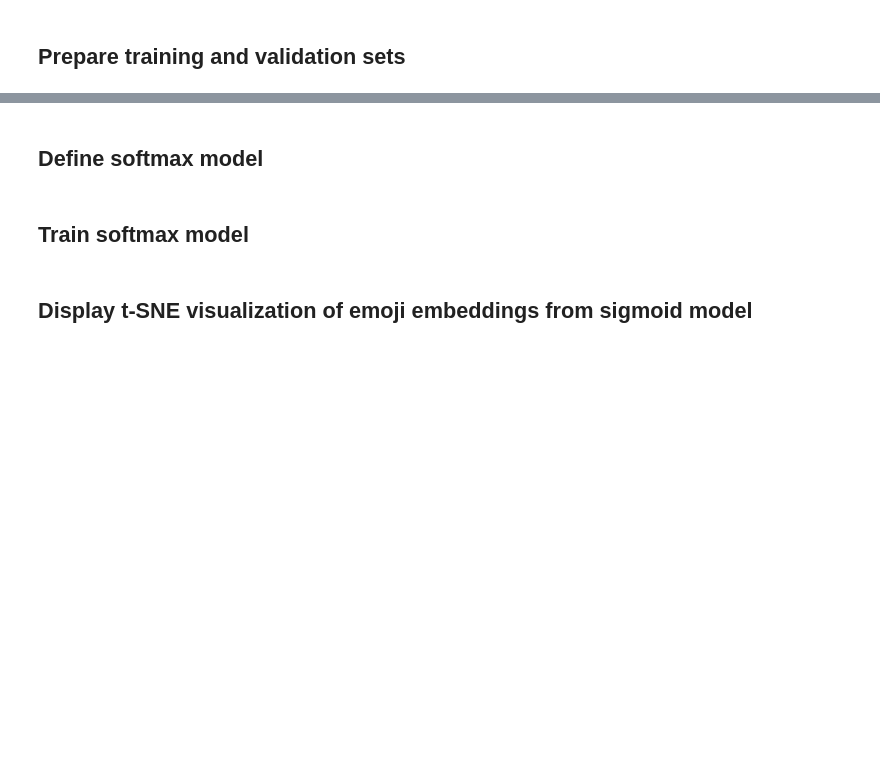
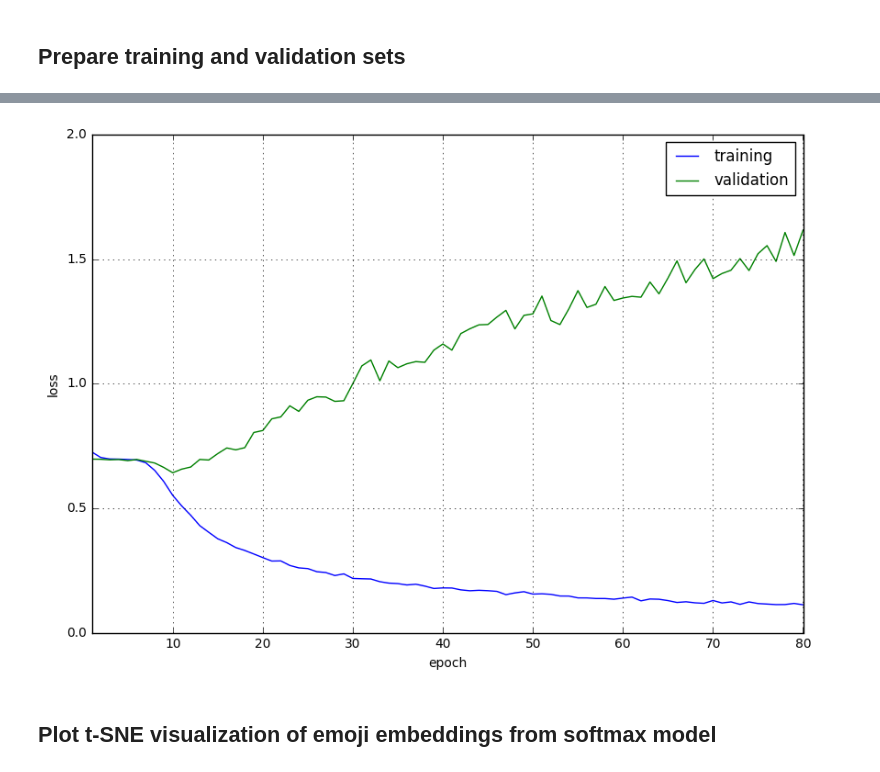
Before and after one commit to bradleypallen/keras-emoji-embeddings, a Jupyter notebook: Generating emoji embeddings using Keras.ipynb, the cells around one changed output, grey strips where cells are left out. Drawn from its saved outputs; the diff is of its cells as text; code cells hidden in the pictures; blank space fills up the shorter version.

```diff
--- a/Generating emoji embeddings using Keras.ipynb
+++ b/Generating emoji embeddings using Keras.ipynb
@@ -215,9 +262,9 @@ ax.set_ylim([0.0,1.0]);
 # %%
-loss = pd.DataFrame({'epoch': [ i + 1 for i in sigmoid_history.epoch ],
-                     'training': sigmoid_history.history['loss'],
-                     'validation': sigmoid_history.history['val_loss']})
+loss = pd.DataFrame({'epoch': [ i + 1 for i in history.epoch ],
+                     'training': history.history['loss'],
+                     'validation': history.history['val_loss']})
 ax = loss.ix[:,:].plot(x='epoch', figsize={7,10}, grid=True)
 ax.set_ylabel("loss")
 ax.set_ylim([0.0,2.0]);
+# %% [output]
+[figure, added]
-# %% [markdown]
-## Define softmax model
@@ -243,2 +270,0 @@ softmax_model.summary()
-# %% [markdown]
-## Train softmax model
@@ -269,4 +271,4 @@ ax.set_ylim([0.0,2.0]);
 # %% [markdown]
-## Display t-SNE visualization of emoji embeddings from sigmoid model
+## Plot t-SNE visualization of emoji embeddings from softmax model
 # %%
 tsne2 = TSNE(n_components=2, perplexity=30, init='pca', n_iter=5000)
```
Also changed, not shown: parts of 24 cells of this notebook, 1 other file.
